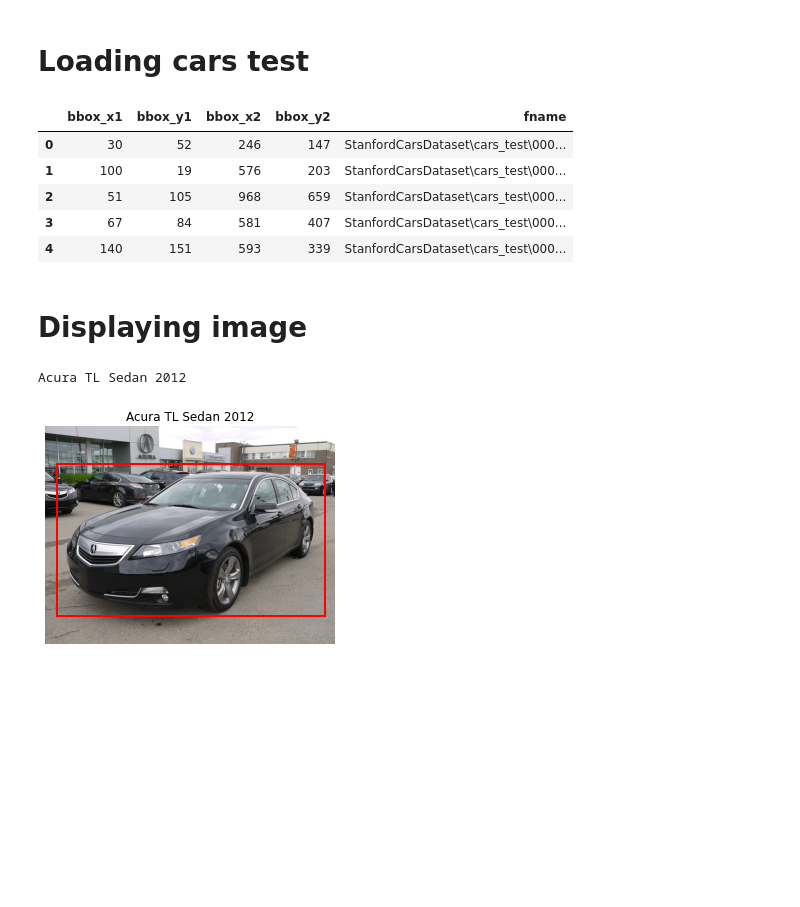
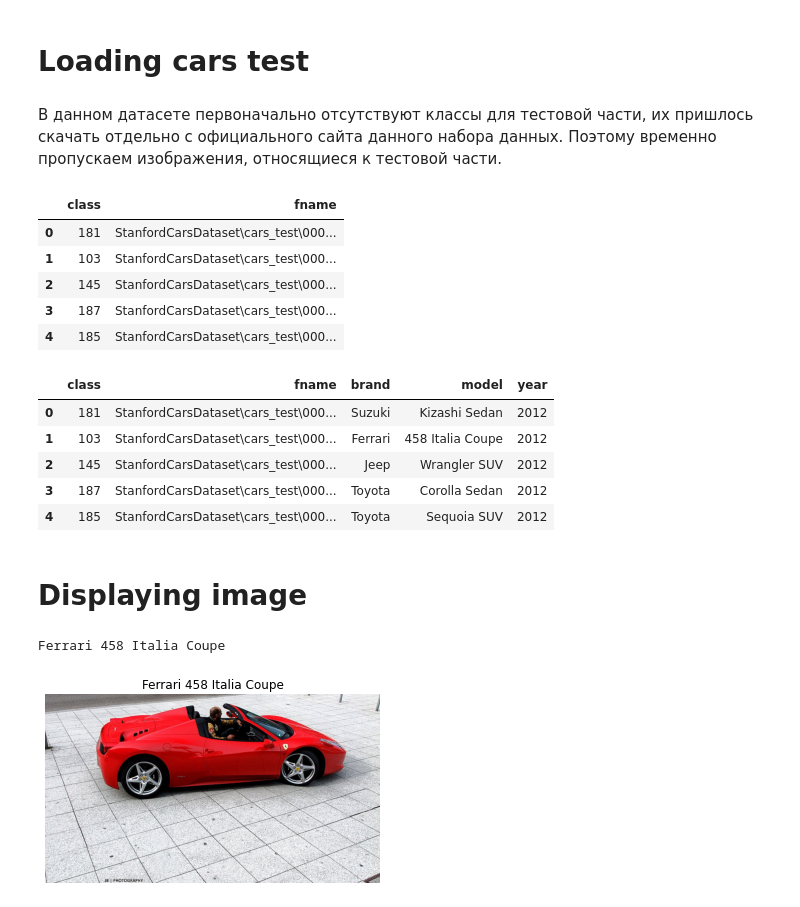
Before and after one commit to Poehavshi/Text2CarsGeneration, a Jupyter notebook: RawDatasetsPreprocessing/create_shards.ipynb, the cells around one changed output. Drawn from its saved outputs; the diff is of its cells as text; code cells hidden in the pictures; blank space fills up the shorter version.

```diff
--- a/RawDatasetsPreprocessing/create_shards.ipynb
+++ b/RawDatasetsPreprocessing/create_shards.ipynb
@@ -144,18 +141,32 @@ df_train.head()
 # %% [markdown]
 # Loading cars test
+# %% [markdown]
+В данном датасете первоначально отсутствуют классы для тестовой части, их пришлось скачать отдельно с официального сайта данного набора данных. Поэтому временно пропускаем изображения, относящиеся к тестовой части.
 # %%
-frame = [[i.flat[0] for i in line] for line in cars_test_annos['annotations'][0]]
-columns = ['bbox_x1', 'bbox_y1', 'bbox_x2', 'bbox_y2', 'fname']
+frame = [[i.flat[0] for i in line][4:] for line in cars_test_annos['annotations'][0]]
+frame[0][0] = int(frame[0][0])
+columns = ['class', 'fname']
 df_test = pd.DataFrame(frame, columns=columns)
 df_test['fname'] = [test_path/f for f in df_test['fname']] #  Appending Path
 df_test.head()
 # %% [output]
-|  | bbox_x1 | bbox_y1 | bbox_x2 | bbox_y2 | fname |
-| 0 | 30 | 52 | 246 | 147 | StanfordCarsDataset\cars_test\000... |
-| 1 | 100 | 19 | 576 | 203 | StanfordCarsDataset\cars_test\000... |
-| 2 | 51 | 105 | 968 | 659 | StanfordCarsDataset\cars_test\000... |
-| 3 | 67 | 84 | 581 | 407 | StanfordCarsDataset\cars_test\000... |
-| 4 | 140 | 151 | 593 | 339 | StanfordCarsDataset\cars_test\000... |
+|  | class | fname |
+| 0 | 181 | StanfordCarsDataset\cars_test\000... |
+| 1 | 103 | StanfordCarsDataset\cars_test\000... |
+| 2 | 145 | StanfordCarsDataset\cars_test\000... |
+| 3 | 187 | StanfordCarsDataset\cars_test\000... |
+| 4 | 185 | StanfordCarsDataset\cars_test\000... |
+# %%
+df_test = df_test.merge(labels, left_on='class', right_index=True)
+df_test = df_test.sort_index()
+df_test.head()
+# %% [output]
+|  | class | fname | brand | model | year |
+| 0 | 181 | StanfordCarsDataset\cars_test\000... | Suzuki | Kizashi Sedan | 2012 |
+| 1 | 103 | StanfordCarsDataset\cars_test\000... | Ferrari | 458 Italia Coupe | 2012 |
+| 2 | 145 | StanfordCarsDataset\cars_test\000... | Jeep | Wrangler SUV | 2012 |
+| 3 | 187 | StanfordCarsDataset\cars_test\000... | Toyota | Corolla Sedan | 2012 |
+| 4 | 185 | StanfordCarsDataset\cars_test\000... | Toyota | Sequoia SUV | 2012 |
 # %% [markdown]
 # Displaying image
 # %%
@@ -164,28 +175,22 @@ def get_assets(df, i):
     is_train = df is df_train
     folder = train_path if is_train else test_path
     image = Image.open(df['fname'][i])
-    title = df['labels'][i] if is_train else 'Unclassified'
+    title = df['brand'][i]+' '+df['model'][i]
 
-    xy = df['bbox_x1'][i], df['bbox_y1'][i]
-    width = df['bbox_x2'][i] - df['bbox_x1'][i]
-    height = df['bbox_y2'][i] - df['bbox_y1'][i]
-    rect = Rectangle(xy, width, height, fill=False, color='r', linewidth=2)
-
-    return (image, title, rect)
+    return (image, title)
 # %%
 def display_image(df, i):
-    image, title, rect = get_assets(df, i)
+    image, title = get_assets(df, i)
     print(title)
 
     plt.imshow(image)
     plt.axis('off')
     plt.title(title)
-    plt.gca().add_patch(rect)
 # %%
-display_image(df_train, 1)
+display_image(df_test, 1)
 # %% [output]
-Acura TL Sedan 2012
+Ferrari 458 Italia Coupe
-[figure, old version]
+[figure, new version]
 # %%
 def display_range(end, start = 0):
 
```
Also changed, not shown: parts of 18 cells of this notebook, 1 other file.
